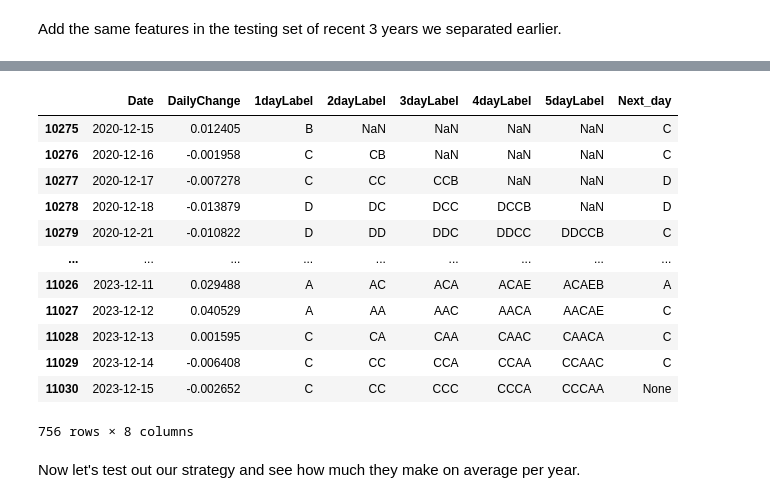
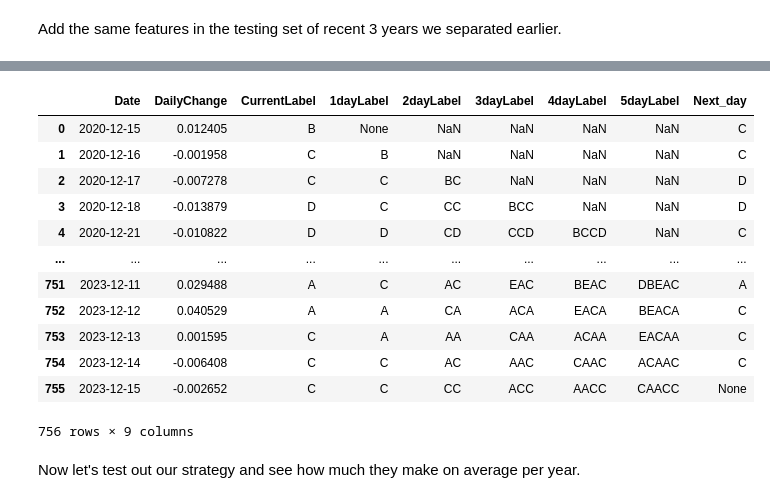
Before and after one commit to ys98110/valuation, a Jupyter notebook: Markov_chain_multi_trans.ipynb, the cells around one changed output, grey strips where cells are left out. Cells and saved outputs as stored; diff of their text form; code cells hidden in the pictures.

```diff
--- a/Markov_chain_multi_trans.ipynb
+++ b/Markov_chain_multi_trans.ipynb
@@ -82,6 +82,6 @@ data
 Let's add labels to each of the levels of daily change.
 # %%
 labels = ["E","D","C","B","A"]
-data["1dayLabel"] = pd.qcut(data["DailyChange"], 5, labels=labels)
+data["CurrentLabel"] = pd.qcut(data["DailyChange"], 5, labels=labels)
 data #A indicates a relatively high return and E is a high loss or low return.
 # %% [output]
@@ -163,9 +165,10 @@ Name: DailyChange, dtype: float64
 # %%
 
-data["1dayLabel"] = data["1dayLabel"].astype("str")
-data["2dayLabel"] = data["1dayLabel"] + data["1dayLabel"].shift(1)
-for i in range(2,10):
-    col_name = str(i+1) + "dayLabel"
-    prev_col_name = str(i) + "dayLabel"
-    data[col_name] =  data[prev_col_name] + data["1dayLabel"].shift(i)
-data["Next_day"] = data["1dayLabel"].shift(-1)
+data["CurrentLabel"] = data["CurrentLabel"].astype("str")
+data["1dayLabel"] =  data["CurrentLabel"].shift(1)
+for i in range(2,6):
+    col_name = str(i) + "dayLabel"
+    prev_col_name = str(i-1) + "dayLabel"
+    data[col_name] =  data["CurrentLabel"].shift(i) +  data[prev_col_name]
+data["Next_day"] = data["CurrentLabel"].shift(-1)
+data
@@ -212,7 +230,7 @@ A high gains day is most likely to occur after 2 heavily lost days. For simplici
 Add the same features in the testing set of recent 3 years we separated earlier.
 # %%
 data_test["Date"] = pd.to_datetime(data_test["Date"],dayfirst= True)
-data_test["DailyChange"] = (data_test["Adj Close"]- data_test["Open"])/data_test["Open"]
-data_test = data_test.drop(data_test.columns[[1,2,3,4,5,6]],axis = 1)
-data
+data_test["DailyChange"] = (data_test["Close"]- data_test["Open"])/data_test["Open"]
+data_test = data_test.drop(data_test.columns[[1,2,3,4,5,6]],axis = 1).reset_index(drop = "True")
+data_test
 # %% [output]
@@ -244,33 +262,33 @@ def return_classify(data,a_min,b_min,c_min,d_min):
     else:
         return "E"
 # %%
-a_min = data[data["1dayLabel"]=="A"]["DailyChange"].min()
-b_min = data[data["1dayLabel"]=="B"]["DailyChange"].min()
-c_min = data[data["1dayLabel"]=="C"]["DailyChange"].min()
-d_min = data[data["1dayLabel"]=="D"]["DailyChange"].min()
+a_min = data[data["CurrentLabel"]=="A"]["DailyChange"].min()
+b_min = data[data["CurrentLabel"]=="B"]["DailyChange"].min()
+c_min = data[data["CurrentLabel"]=="C"]["DailyChange"].min()
+d_min = data[data["CurrentLabel"]=="D"]["DailyChange"].min()
 
-data_test["1dayLabel"] = data_test.apply(return_classify,args = (a_min,b_min,c_min,d_min),axis = 1)
-data_test["2dayLabel"] = data_test["1dayLabel"] + data_test["1dayLabel"].shift(1)
-for i in range(2,5):
-    col_name = str(i+1) + "dayLabel"
-    prev_col_name = str(i) + "dayLabel"
-    data_test[col_name] =  data_test[prev_col_name] + data_test["1dayLabel"].shift(i)
-data_test["Next_day"] = data_test["1dayLabel"].shift(-1)
+data_test["CurrentLabel"] = data_test.apply(return_classify,args = (a_min,b_min,c_min,d_min),axis = 1)
+data_test["1dayLabel"] = data_test["CurrentLabel"].shift(1)
+for i in range(2,6):
+    col_name = str(i) + "dayLabel"
+    prev_col_name = str(i-1) + "dayLabel"
+    data_test[col_name] =   data_test["CurrentLabel"].shift(i) + data_test[prev_col_name]
+data_test["Next_day"] = data_test["CurrentLabel"].shift(-1)
 data_test
 # %% [output]
-|  | Date | DailyChange | 1dayLabel | 2dayLabel | 3dayLabel | 4dayLabel | 5dayLabel | Next_day |
-| 10275 | 2020-12-15 | 0.012405 | B | NaN | NaN | NaN | NaN | C |
-| 10276 | 2020-12-16 | -0.001958 | C | CB | NaN | NaN | NaN | C |
-| 10277 | 2020-12-17 | -0.007278 | C | CC | CCB | NaN | NaN | D |
-| 10278 | 2020-12-18 | -0.013879 | D | DC | DCC | DCCB | NaN | D |
-| 10279 | 2020-12-21 | -0.010822 | D | DD | DDC | DDCC | DDCCB | C |
-| ... | ... | ... | ... | ... | ... | ... | ... | ... |
-| 11026 | 2023-12-11 | 0.029488 | A | AC | ACA | ACAE | ACAEB | A |
-| 11027 | 2023-12-12 | 0.040529 | A | AA | AAC | AACA | AACAE | C |
-| 11028 | 2023-12-13 | 0.001595 | C | CA | CAA | CAAC | CAACA | C |
-| 11029 | 2023-12-14 | -0.006408 | C | CC | CCA | CCAA | CCAAC | C |
-| 11030 | 2023-12-15 | -0.002652 | C | CC | CCC | CCCA | CCCAA | None |
+|  | Date | DailyChange | CurrentLabel | 1dayLabel | 2dayLabel | 3dayLabel | 4dayLabel | 5dayLabel | Next_day |
+| 0 | 2020-12-15 | 0.012405 | B | None | NaN | NaN | NaN | NaN | C |
+| 1 | 2020-12-16 | -0.001958 | C | B | NaN | NaN | NaN | NaN | C |
+| 2 | 2020-12-17 | -0.007278 | C | C | BC | NaN | NaN | NaN | D |
+| 3 | 2020-12-18 | -0.013879 | D | C | CC | BCC | NaN | NaN | D |
+| 4 | 2020-12-21 | -0.010822 | D | D | CD | CCD | BCCD | NaN | C |
+| ... | ... | ... | ... | ... | ... | ... | ... | ... | ... |
+| 751 | 2023-12-11 | 0.029488 | A | C | AC | EAC | BEAC | DBEAC | A |
+| 752 | 2023-12-12 | 0.040529 | A | A | CA | ACA | EACA | BEACA | C |
+| 753 | 2023-12-13 | 0.001595 | C | A | AA | CAA | ACAA | EACAA | C |
+| 754 | 2023-12-14 | -0.006408 | C | C | AC | AAC | CAAC | ACAAC | C |
+| 755 | 2023-12-15 | -0.002652 | C | C | CC | ACC | AACC | CAACC | None |
-756 rows × 8 columns
+756 rows × 9 columns
 # %% [markdown]
 Now let's test out our strategy and see how much they make on average per year.
 # %%
```
Also changed, not shown: parts of 34 cells of this notebook, 1 other file.
